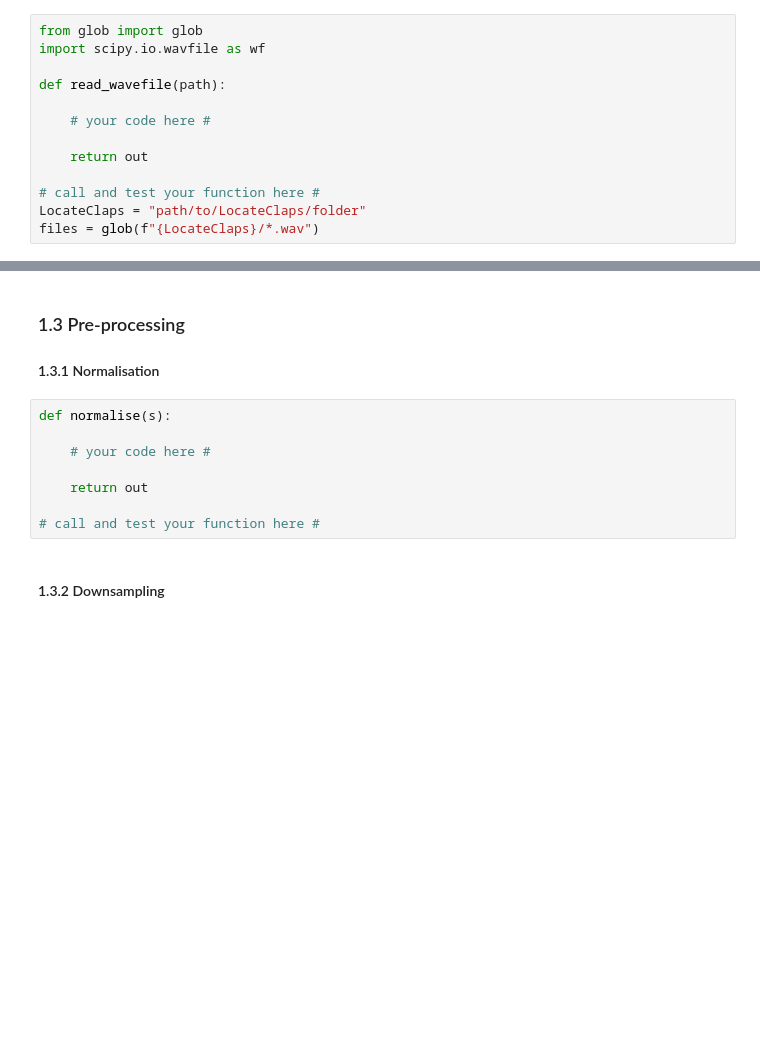
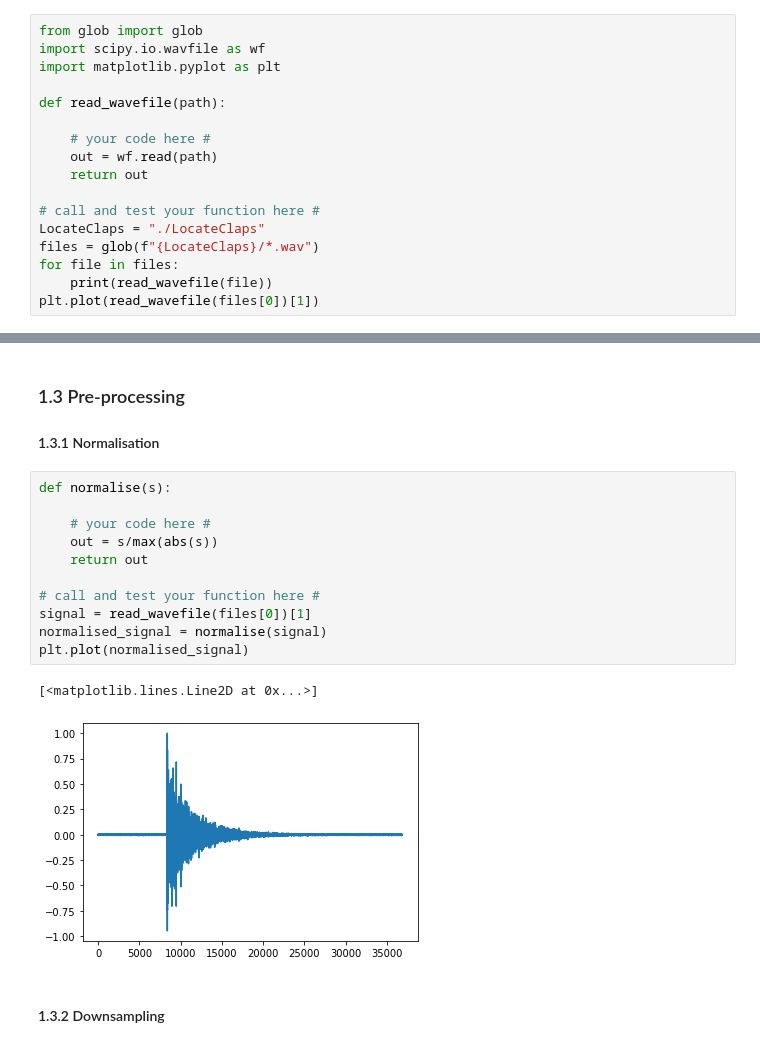
Before and after one commit to Grolash/signal_processing_project, a Jupyter notebook: SP - Project2022.ipynb, the cells around one changed output, grey strips where cells are left out. Saved outputs shown, nothing was run; the diff lists cells and outputs as text; blank space fills up the shorter version.

```diff
--- a/SP - Project2022.ipynb
+++ b/SP - Project2022.ipynb
@@ -21,16 +21,20 @@ amplitude =
 # %%
 from glob import glob
 import scipy.io.wavfile as wf
+import matplotlib.pyplot as plt
 
 def read_wavefile(path):
 
     # your code here #
-
+    out = wf.read(path)
     return out
 
 # call and test your function here #
-LocateClaps = "path/to/LocateClaps/folder"
+LocateClaps = "./LocateClaps"
 files = glob(f"{LocateClaps}/*.wav")
+for file in files:
+    print(read_wavefile(file))
+plt.plot(read_wavefile(files[0])[1])
 # %% [markdown]
 ### 1.2 Buffering
 # %%
@@ -57,11 +61,17 @@ for i, sample in enumerate(your_signal):
 # %%
 def normalise(s):
 
     # your code here #
-
+    out = s/max(abs(s))
     return out
 
 # call and test your function here #
+signal = read_wavefile(files[0])[1]
+normalised_signal = normalise(signal)
+plt.plot(normalised_signal)
+# %% [output]
+[<matplotlib.lines.Line2D at 0x...>]
+[figure, added]
 # %% [markdown]
 #### 1.3.2 Downsampling
 # %%
```
Also changed, not shown: parts of 1 cell of this notebook, 1 other file.
